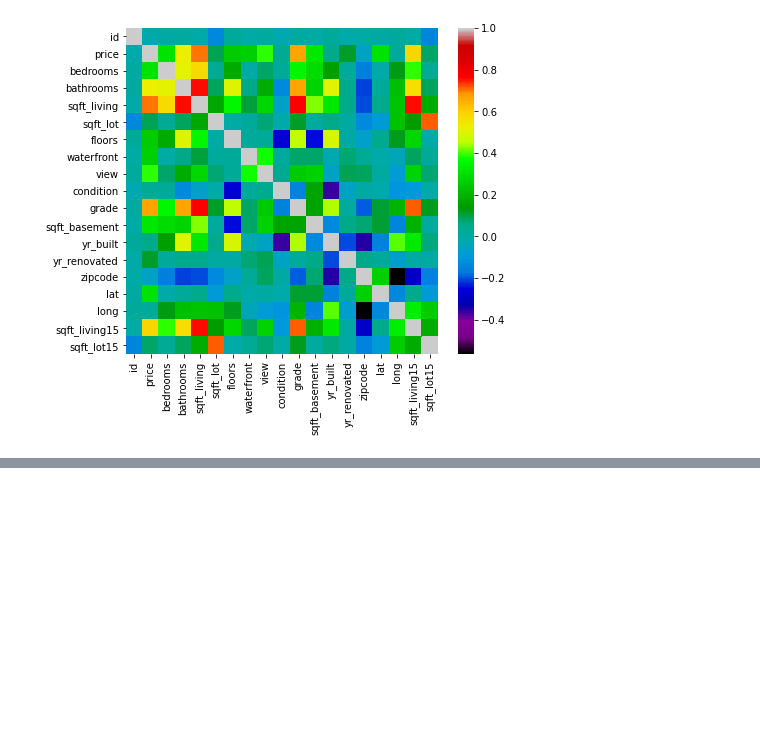
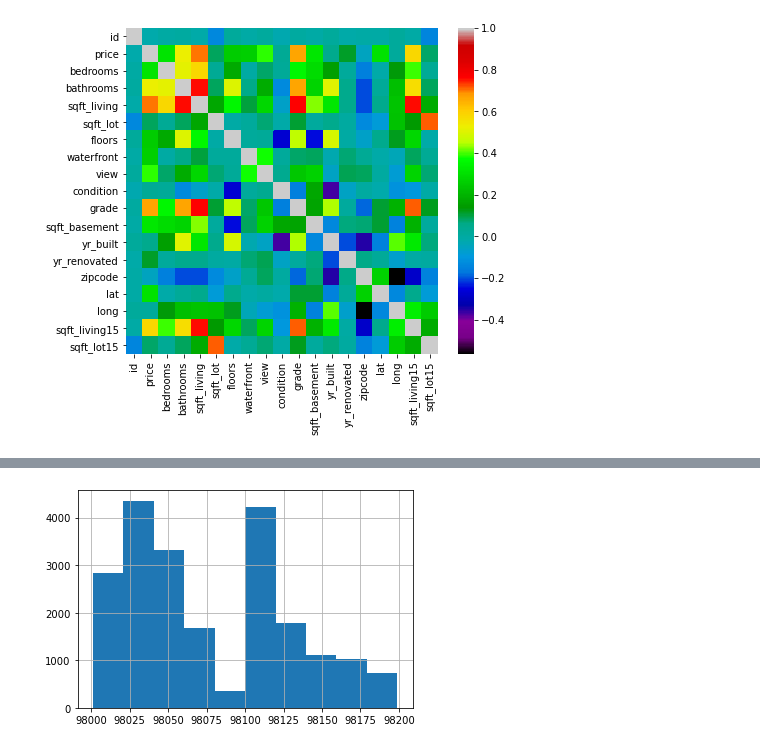
Before and after one commit to cassnutt/Housing_price_predictions, a Jupyter notebook: EDA Notebook.ipynb, the cells around one changed output, grey strips where cells are left out. Saved outputs shown, nothing was run; the diff lists cells and outputs as text; code cells hidden in the pictures; blank space fills up the shorter version.

```diff
--- a/EDA Notebook.ipynb
+++ b/EDA Notebook.ipynb
@@ -249,0 +353,5 @@ pd.plotting.scatter_matrix(df2, figsize= [9,9]);
+# %%
+df['zipcode'].hist()
+plt.show()
+# %% [output]
+[figure, added]
```
Also changed, not shown: parts of 26 cells of this notebook.
